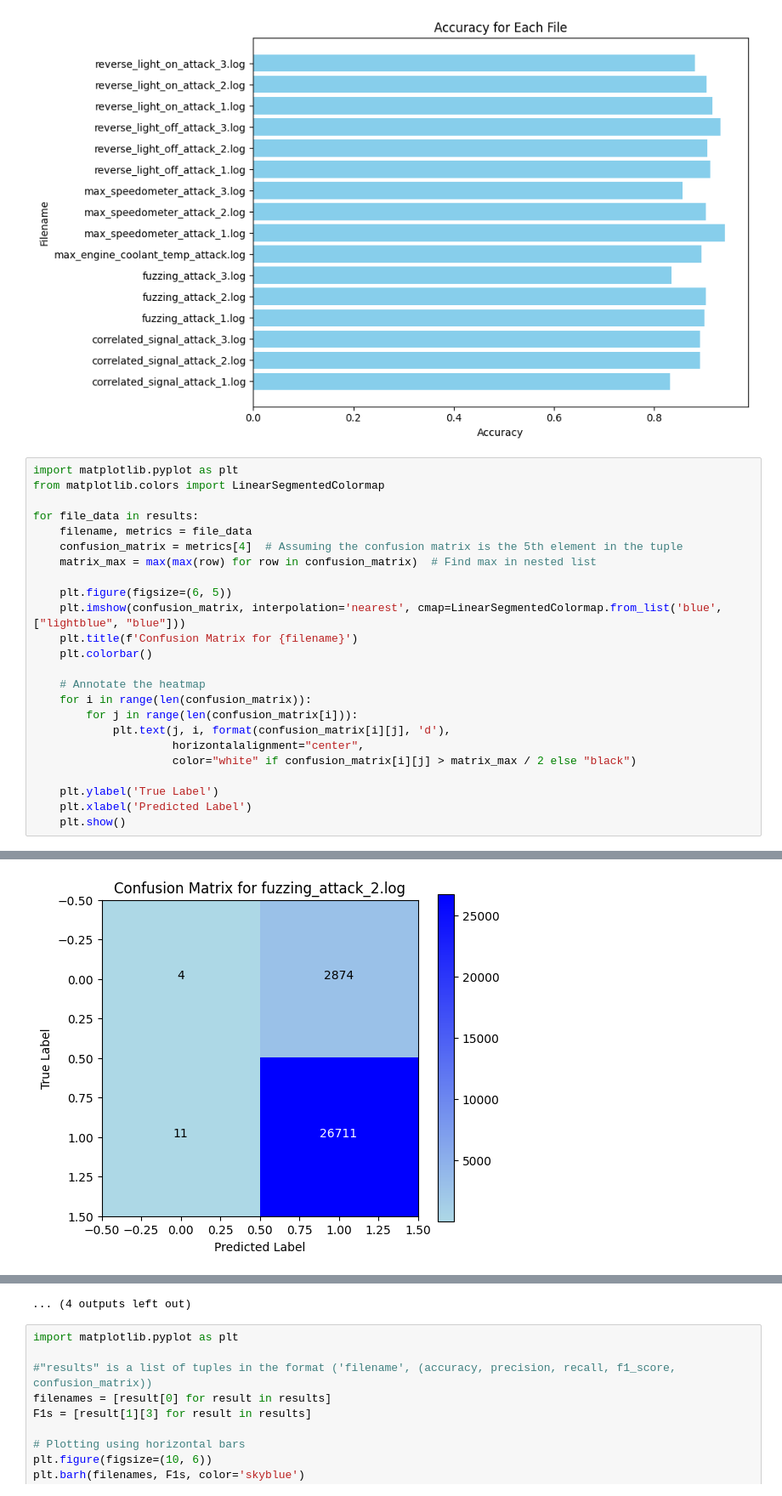
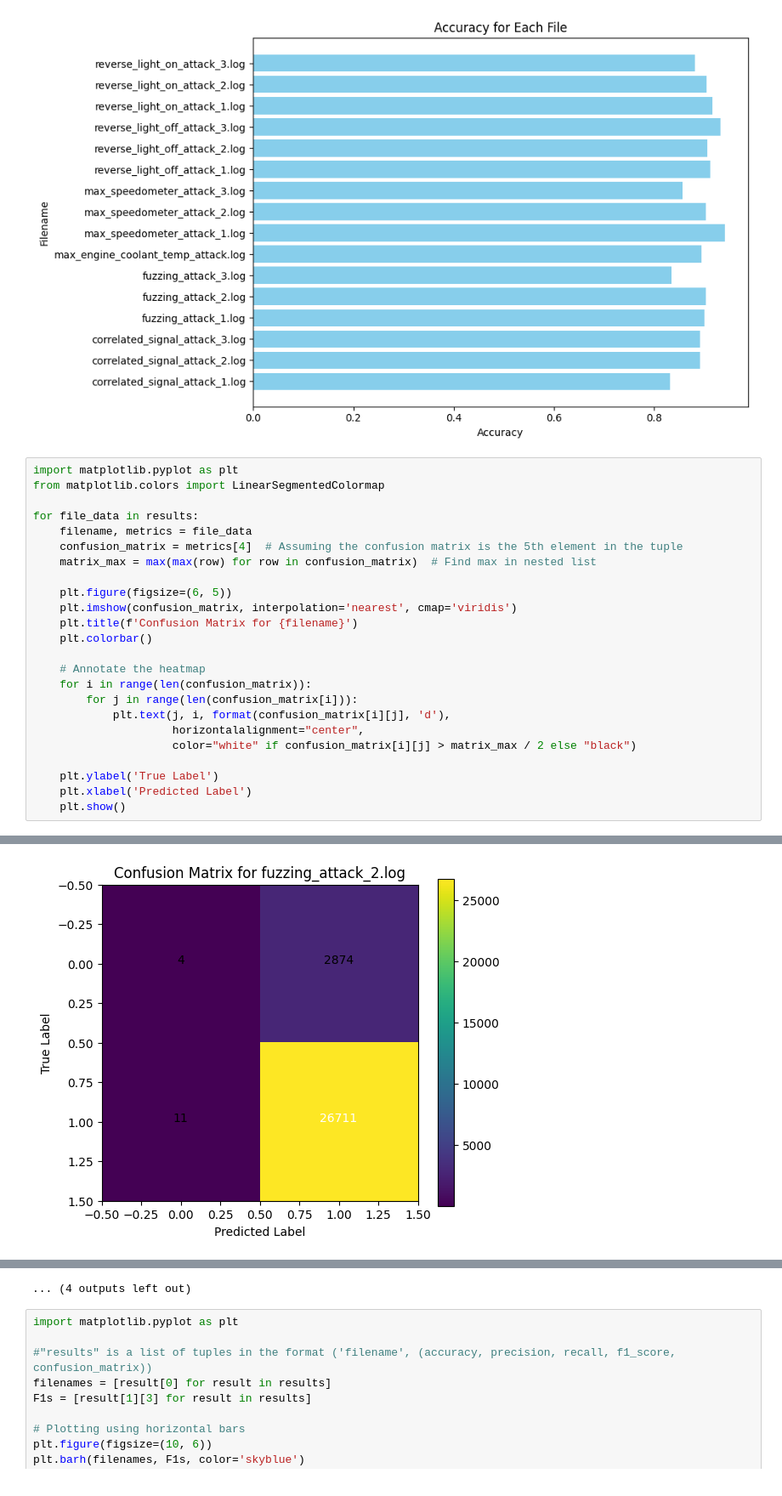
Before and after one commit to jcourson8/CANIDS, a Jupyter notebook: report/plot_28e-6_threshold_results.ipynb, the cells around one changed output, grey strips where cells are left out. Shown at 85% size. Saved outputs shown, nothing was run; the diff lists cells and outputs as text.

Commit message:
changed cmap to viridis

```diff
--- a/report/plot_28e-6_threshold_results.ipynb
+++ b/report/plot_28e-6_threshold_results.ipynb
@@ -32,7 +32,7 @@ for file_data in results:
     matrix_max = max(max(row) for row in confusion_matrix)  # Find max in nested list
 
     plt.figure(figsize=(6, 5))
-    plt.imshow(confusion_matrix, interpolation='nearest', cmap=LinearSegmentedColormap.from_list('blue', ["lightblue", "blue"]))
+    plt.imshow(confusion_matrix, interpolation='nearest', cmap='viridis')
     plt.title(f'Confusion Matrix for {filename}')
     plt.colorbar()
 
@@ -54 +54 @@ for file_data in results:
-[figure, old version]
+[figure, new version]
```
Also changed, not shown: parts of 1 cell of this notebook, 1 other file.
